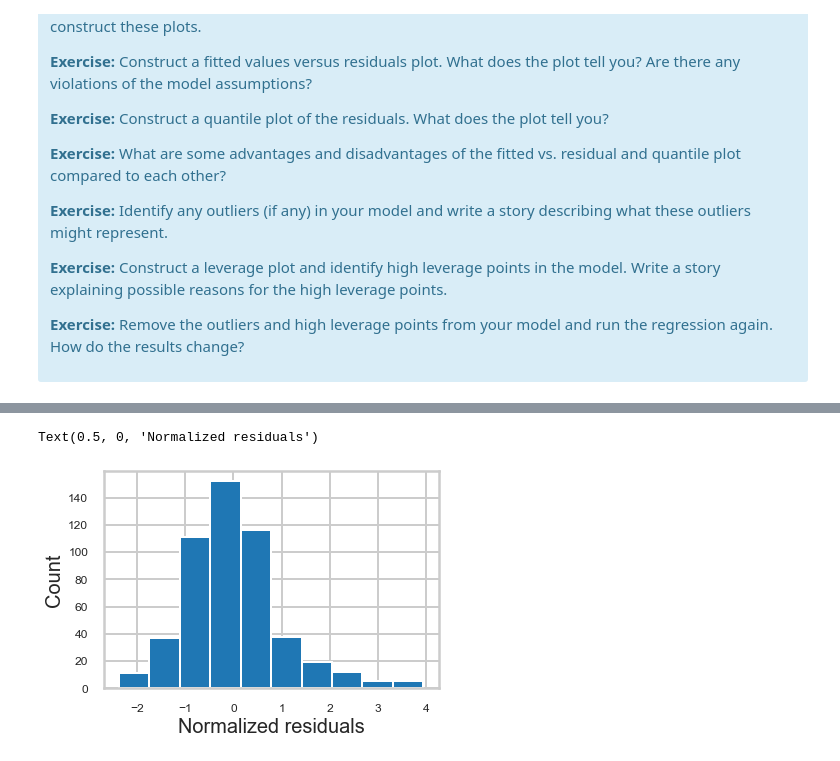
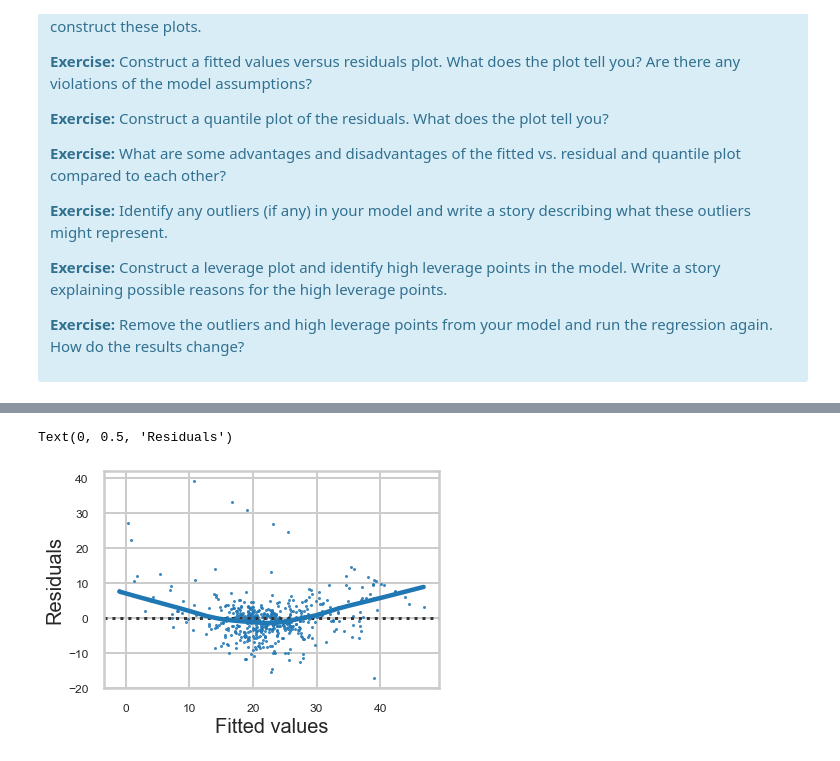
Before and after one commit to sosutherland/mec-mini-projects, a Jupyter notebook: mec-11.4.1-linear-regression-mini-project/Mini_Project_Linear_Regression.ipynb, the cells around one changed output, grey strips where cells are left out. Drawn from its saved outputs; the diff is of its cells as text; code cells hidden in the pictures.

```diff
--- a/mec-11.4.1-linear-regression-mini-project/Mini_Project_Linear_Regression.ipynb
+++ b/mec-11.4.1-linear-regression-mini-project/Mini_Project_Linear_Regression.ipynb
@@ -954,10 +939,0 @@ Text(0, 0.5, 'Housing Price')
-# %%
-plt.hist(m.resid_pearson)
-plt.ylabel('Count')
-plt.xlabel('Normalized residuals')
-
-# The plot shows that the normalized residuals are right-skewed.
-# This violates the normal distribution for errors assumption of the linear regression model.
-# %% [output]
-Text(0.5, 0, 'Normalized residuals')
-[figure, removed]
@@ -969,0 +940,15 @@ Text(0.5, 0, 'Normalized residuals')
+# %%
+# Your turn.
+
+m = ols('PRICE ~ CRIM + RM + PTRATIO', bos).fit()
+sns.residplot(m.fittedvalues, m.resid, lowess=True)
+plt.xlabel("Fitted values")
+plt.ylabel("Residuals")
+
+# If the residuals are normally distrubuted with a mean 0,
+# then the residual trend line should closely follow y at 0.
+# This plot shows that the residuals are close to normally distributed but
+# outliers are skewing the data to violate the normal distribution of errors assumption.
+# %% [output]
+Text(0, 0.5, 'Residuals')
+[figure, added]
```
Also changed, not shown: parts of 11 cells of this notebook.
